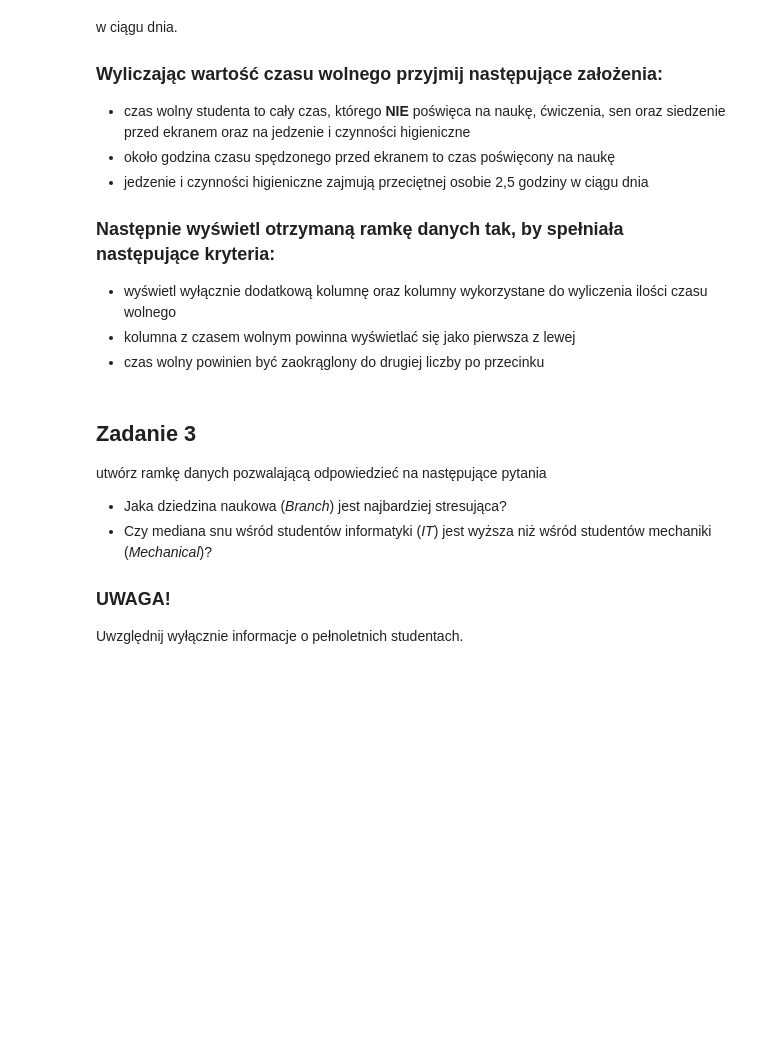
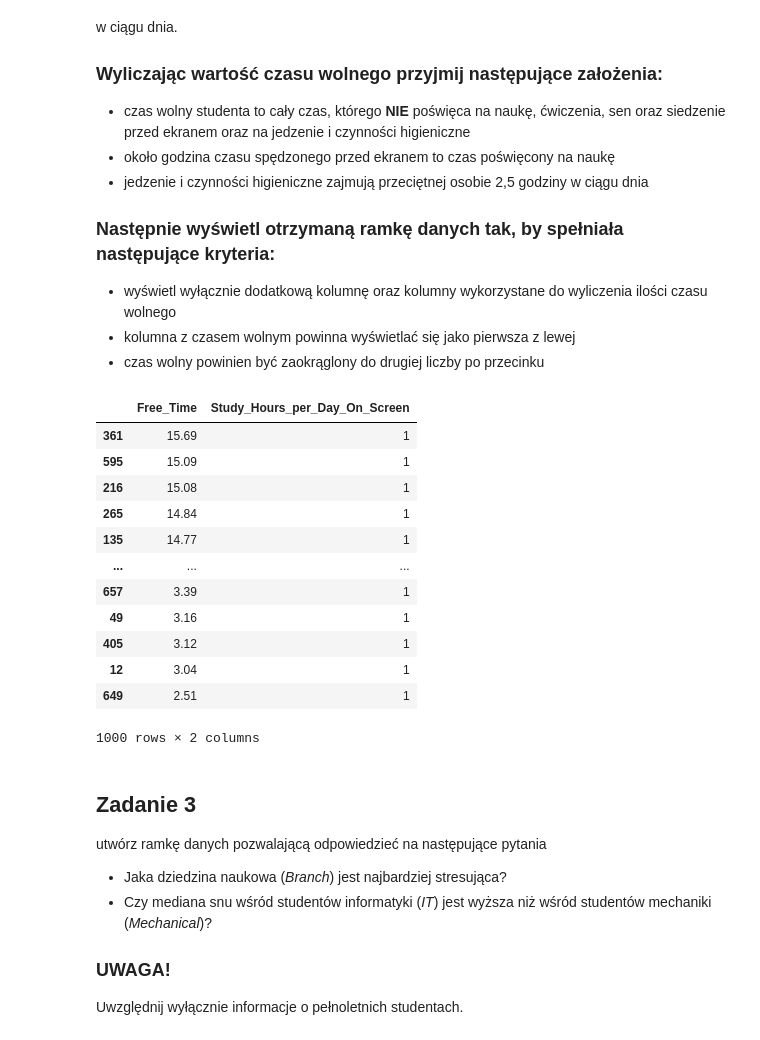
Before and after one commit to Zajecia-na-PWr-LR/lista-1-MarmoPL, a Jupyter notebook: UczenieMaszynowe_25_26_Lista1.ipynb, the cells around one changed output. Cells and saved outputs as stored; diff of their text form; code cells hidden in the pictures; blank space fills up the shorter version.

```diff
--- a/UczenieMaszynowe_25_26_Lista1.ipynb
+++ b/UczenieMaszynowe_25_26_Lista1.ipynb
@@ -100,6 +101,25 @@ dodaj do ramki danych kolumnę z wyliczoną średnią ilością czasu wolnego, k
 - wyświetl wyłącznie dodatkową kolumnę oraz kolumny wykorzystane do wyliczenia ilości czasu wolnego
 - kolumna z czasem wolnym powinna wyświetlać się jako pierwsza z lewej
 - czas wolny powinien być zaokrąglony do drugiej liczby po przecinku
+# %%
+df["Study_Hours_per_Day_On_Screen"] = np.where(df["Screen_Time_Hours"] >= 1.0, 1, 0)
+
+df["Free_Time"] = 24-df["Study_Hours_per_Day"]-df["Sleep_Hours"]-df["Study_Hours_per_Day_On_Screen"]-(2.5)-round(df["Gym_Hours_per_Week"]/7, 2)
+df[["Free_Time", "Study_Hours_per_Day_On_Screen"]].sort_values(by="Free_Time", ascending=False)
+# %% [output]
+|  | Free_Time | Study_Hours_per_Day_On_Screen |
+| 361 | 15.69 | 1 |
+| 595 | 15.09 | 1 |
+| 216 | 15.08 | 1 |
+| 265 | 14.84 | 1 |
+| 135 | 14.77 | 1 |
+| ... | ... | ... |
+| 657 | 3.39 | 1 |
+| 49 | 3.16 | 1 |
+| 405 | 3.12 | 1 |
+| 12 | 3.04 | 1 |
+| 649 | 2.51 | 1 |
+1000 rows × 2 columns
 # %% [markdown]
 ## Zadanie 3
 utwórz ramkę danych pozwalającą odpowiedzieć na następujące pytania
```
Also changed, not shown: parts of 3 cells of this notebook.
